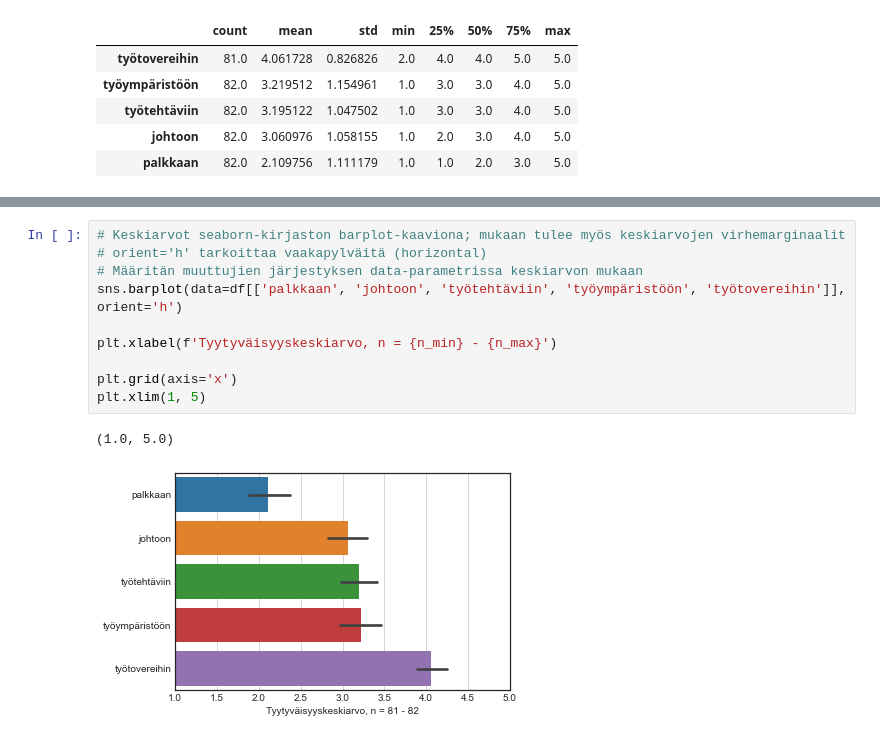
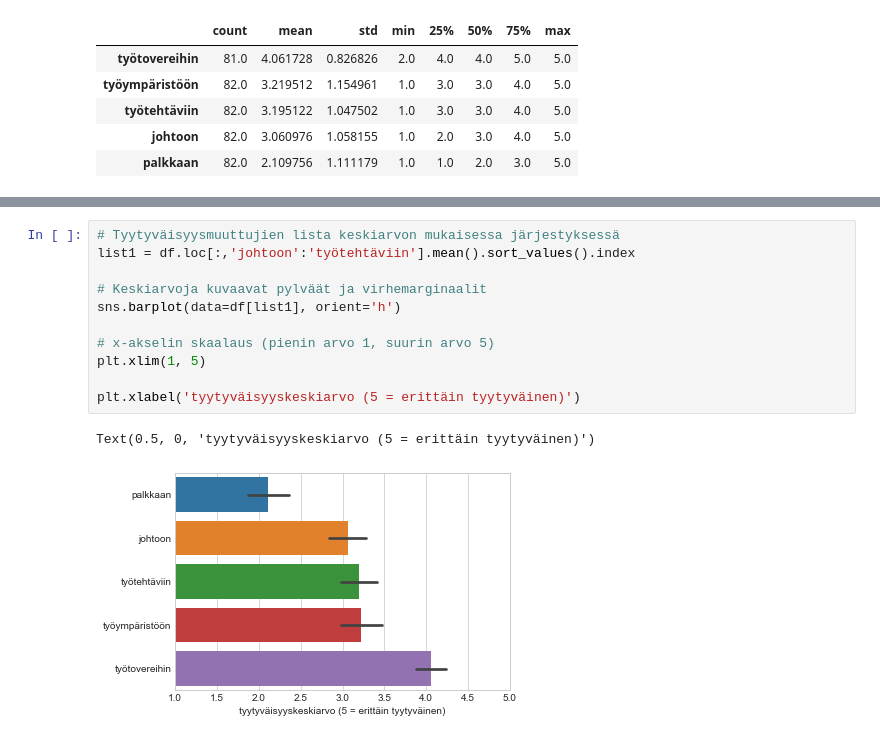
Before and after one commit to taanila/kuvaileva, a Jupyter notebook: tunnuslukuja.ipynb, the cells around one changed output, grey strips where cells are left out. Saved outputs shown, nothing was run; the diff lists cells and outputs as text.

```diff
--- a/tunnuslukuja.ipynb
+++ b/tunnuslukuja.ipynb
@@ -154,16 +135,17 @@ plt.xlim(1, 5)
-# %%
-# Keskiarvot seaborn-kirjaston barplot-kaaviona; mukaan tulee myös keskiarvojen virhemarginaalit
-# orient='h' tarkoittaa vaakapylväitä (horizontal)
-# Määritän muuttujien järjestyksen data-parametrissa keskiarvon mukaan
-sns.barplot(data=df[['palkkaan', 'johtoon', 'työtehtäviin', 'työympäristöön', 'työtovereihin']], orient='h')
-
-plt.xlabel(f'Tyytyväisyyskeskiarvo, n = {n_min} - {n_max}')
-
-plt.grid(axis='x')
-plt.xlim(1, 5)
-# %% [output]
-(1.0, 5.0)
-[figure, removed]
+# %%
+# Tyytyväisyysmuuttujien lista keskiarvon mukaisessa järjestyksessä
+list1 = df.loc[:,'johtoon':'työtehtäviin'].mean().sort_values().index
+
+# Keskiarvoja kuvaavat pylväät ja virhemarginaalit
+sns.barplot(data=df[list1], orient='h')
+
+# x-akselin skaalaus (pienin arvo 1, suurin arvo 5)
+plt.xlim(1, 5)
+
+plt.xlabel('tyytyväisyyskeskiarvo (5 = erittäin tyytyväinen)')
+# %% [output]
+Text(0.5, 0, 'tyytyväisyyskeskiarvo (5 = erittäin tyytyväinen)')
+[figure, added]
 # %%
 # Boxplot palkalle
 # showmeans-parametrin ansioista myös keskiarvo (vihreä kolmio) näytetään
```
Also changed, not shown: parts of 7 cells of this notebook.
